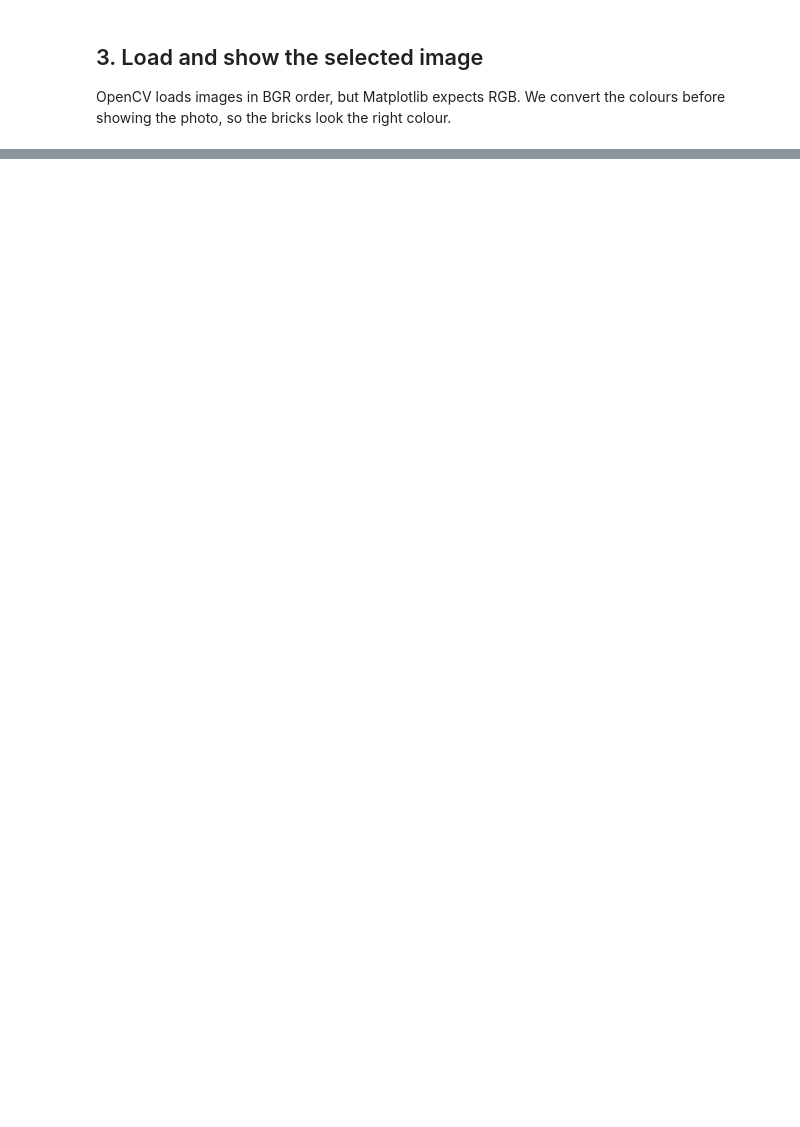
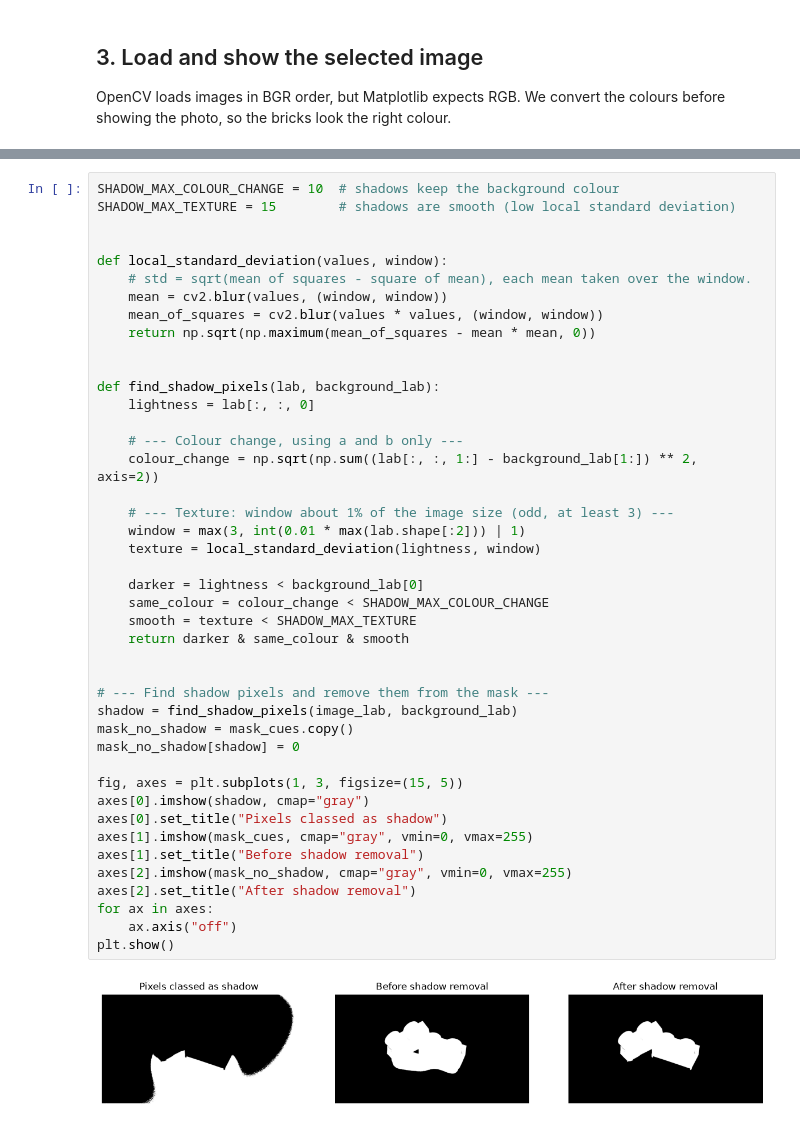
Before and after one commit to c21392231v2/Image_Processing_Project, a Jupyter notebook: lego_inventory.ipynb, the cells around one changed output, grey strips where cells are left out. Drawn from its saved outputs; the diff is of its cells as text; blank space fills up the shorter version.

```diff
--- a/lego_inventory.ipynb
+++ b/lego_inventory.ipynb
@@ -151,0 +182,45 @@ This only works if the alpha channel has transparent pixels. Some images have an
+# %%
+SHADOW_MAX_COLOUR_CHANGE = 10  # shadows keep the background colour
+SHADOW_MAX_TEXTURE = 15        # shadows are smooth (low local standard deviation)
+
+
+def local_standard_deviation(values, window):
+    # std = sqrt(mean of squares - square of mean), each mean taken over the window.
+    mean = cv2.blur(values, (window, window))
+    mean_of_squares = cv2.blur(values * values, (window, window))
+    return np.sqrt(np.maximum(mean_of_squares - mean * mean, 0))
+
+
+def find_shadow_pixels(lab, background_lab):
+    lightness = lab[:, :, 0]
+
+    # --- Colour change, using a and b only ---
+    colour_change = np.sqrt(np.sum((lab[:, :, 1:] - background_lab[1:]) ** 2, axis=2))
+
+    # --- Texture: window about 1% of the image size (odd, at least 3) ---
+    window = max(3, int(0.01 * max(lab.shape[:2])) | 1)
+    texture = local_standard_deviation(lightness, window)
+
+    darker = lightness < background_lab[0]
+    same_colour = colour_change < SHADOW_MAX_COLOUR_CHANGE
+    smooth = texture < SHADOW_MAX_TEXTURE
+    return darker & same_colour & smooth
+
+
+# --- Find shadow pixels and remove them from the mask ---
+shadow = find_shadow_pixels(image_lab, background_lab)
+mask_no_shadow = mask_cues.copy()
+mask_no_shadow[shadow] = 0
+
+fig, axes = plt.subplots(1, 3, figsize=(15, 5))
+axes[0].imshow(shadow, cmap="gray")
+axes[0].set_title("Pixels classed as shadow")
+axes[1].imshow(mask_cues, cmap="gray", vmin=0, vmax=255)
+axes[1].set_title("Before shadow removal")
+axes[2].imshow(mask_no_shadow, cmap="gray", vmin=0, vmax=255)
+axes[2].set_title("After shadow removal")
+for ax in axes:
+    ax.axis("off")
+plt.show()
+# %% [output]
+[figure, added]
```
Also changed, not shown: parts of 26 cells of this notebook, 16 other files.
